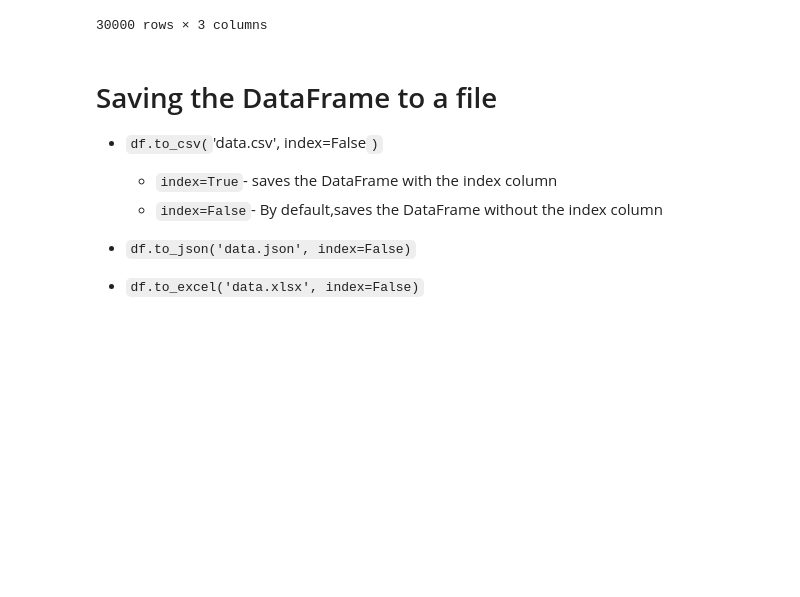
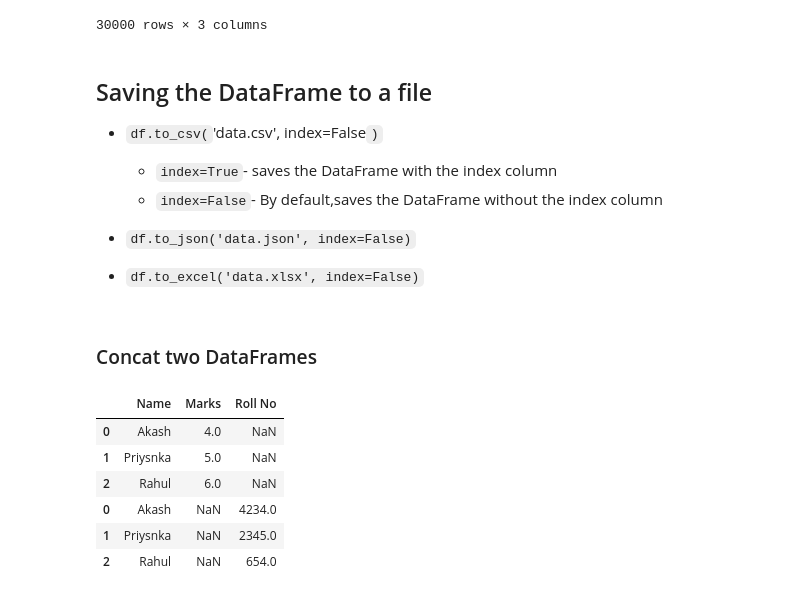
Before and after one commit to anki1kr/PYTHON, a Jupyter notebook: 12_numpy_pandas/3.pandas.ipynb, the cells around one changed output. Saved outputs shown, nothing was run; the diff lists cells and outputs as text; code cells hidden in the pictures; blank space fills up the shorter version.

```diff
--- a/12_numpy_pandas/pandas.ipynb
+++ b/12_numpy_pandas/3.pandas.ipynb
@@ -249,7 +248,7 @@ df[['Salary','new_column','div-Salary']]
 | 29999 | 93451.72 | 5000 | 18.0 |
 30000 rows × 3 columns
 # %% [markdown]
-# Saving the DataFrame to a  file
+## Saving the DataFrame to a  file
 - `df.to_csv(`'data.csv', index=False`)`
     - `index=True`- saves the DataFrame with the index column
     - `index=False`- By default,saves the DataFrame without the index column
@@ -260,3 +259,23 @@ df[['Salary','new_column','div-Salary']]
 # %%
 new_df=df.fillna(0).head()
 new_df.to_csv('newdf.csv',index=False)
+# %% [markdown]
+### Concat two DataFrames
+# %%
+df1=pd.DataFrame({
+    'Name':["Akash",'Priysnka','Rahul'],
+'Marks':[4,5,6]})
+
+df2=pd.DataFrame({
+    'Name':["Akash",'Priysnka','Rahul'],
+'Roll No':[4234,2345,654]})
+
+pd.concat([df1,df2])
+# %% [output]
+|  | Name | Marks | Roll No |
+| 0 | Akash | 4.0 | NaN |
+| 1 | Priysnka | 5.0 | NaN |
+| 2 | Rahul | 6.0 | NaN |
+| 0 | Akash | NaN | 4234.0 |
+| 1 | Priysnka | NaN | 2345.0 |
+| 2 | Rahul | NaN | 654.0 |
```
Also changed, not shown: parts of 4 cells of this notebook, 4 other files.
